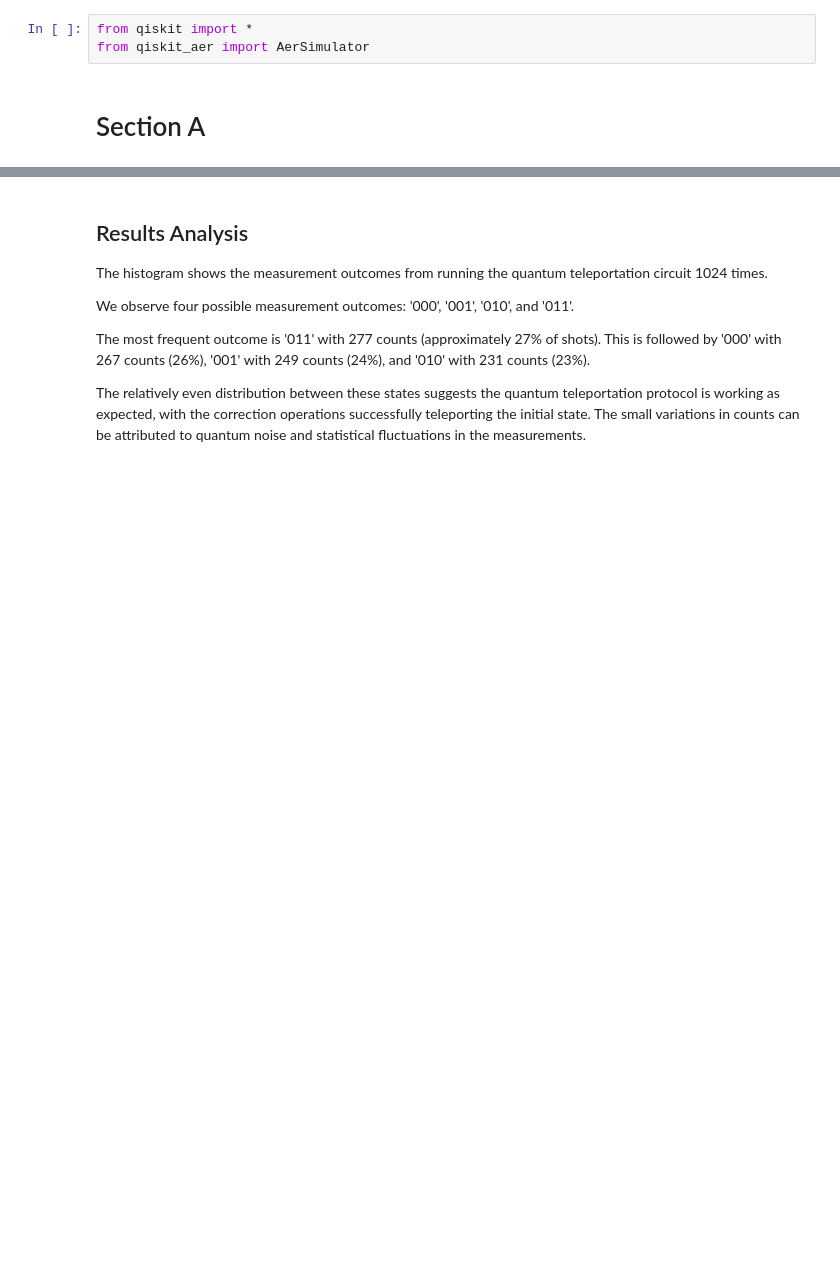
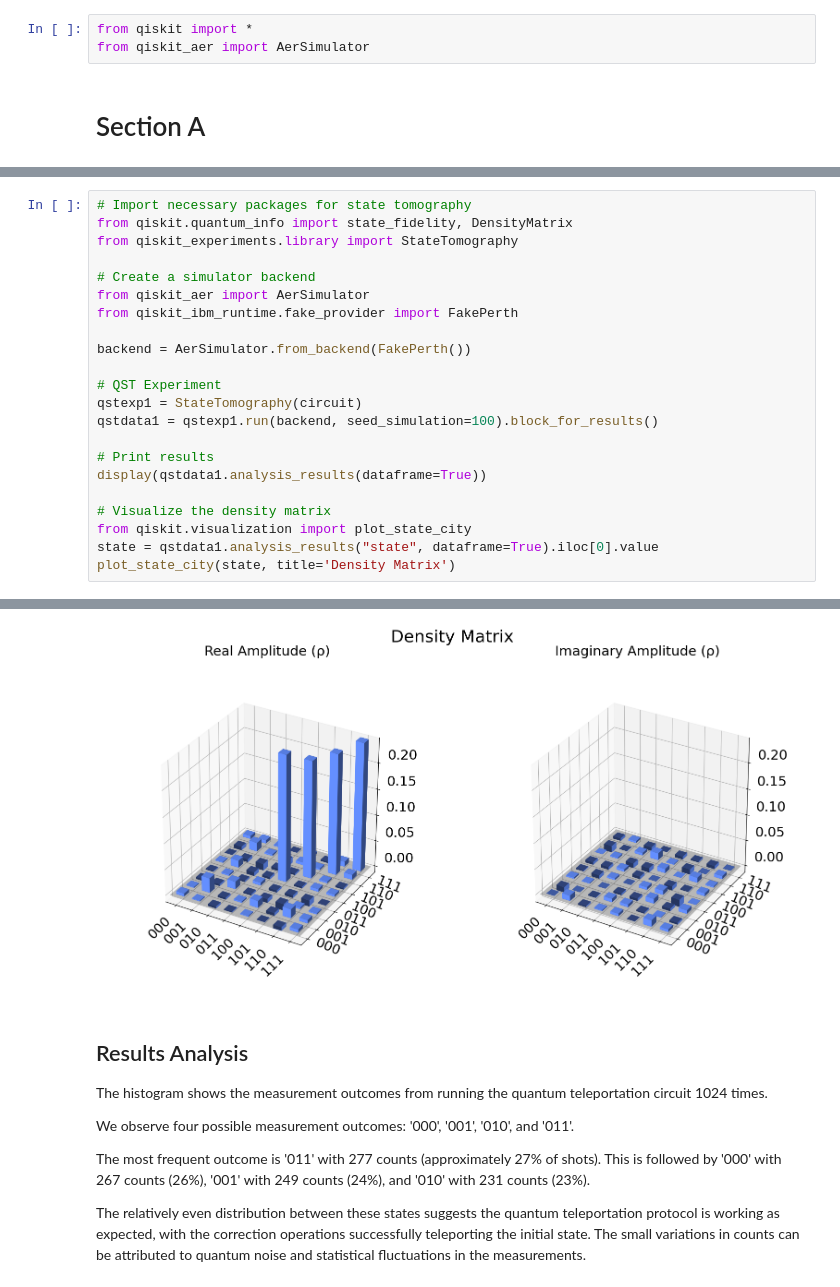
Before and after one commit to roeilevinson-tau/quantum_project, a Jupyter notebook: Q1/Q1.ipynb, the cells around one changed output, grey strips where cells are left out. Cells and saved outputs as stored; diff of their text form; blank space fills up the shorter version.

```diff
--- a/Q1/Q1.ipynb
+++ b/Q1/Q1.ipynb
@@ -57,0 +58,23 @@ plot_histogram(result.get_counts(circuit))
+# %%
+# Import necessary packages for state tomography
+from qiskit.quantum_info import state_fidelity, DensityMatrix
+from qiskit_experiments.library import StateTomography
+
+# Create a simulator backend
+from qiskit_aer import AerSimulator
+from qiskit_ibm_runtime.fake_provider import FakePerth
+
+backend = AerSimulator.from_backend(FakePerth())
+
+# QST Experiment
+qstexp1 = StateTomography(circuit)
+qstdata1 = qstexp1.run(backend, seed_simulation=100).block_for_results()
+
+# Print results
+display(qstdata1.analysis_results(dataframe=True))
+
+# Visualize the density matrix
+from qiskit.visualization import plot_state_city
+state = qstdata1.analysis_results("state", dataframe=True).iloc[0].value
+plot_state_city(state, title='Density Matrix')
+# %% [output]
@@ -58,3 +84,4 @@ plot_histogram(result.get_counts(circuit))
+[figure, added]
 # %% [markdown]
 ## Results Analysis
 
```
Also changed, not shown: parts of 8 cells of this notebook, 5 other files.
